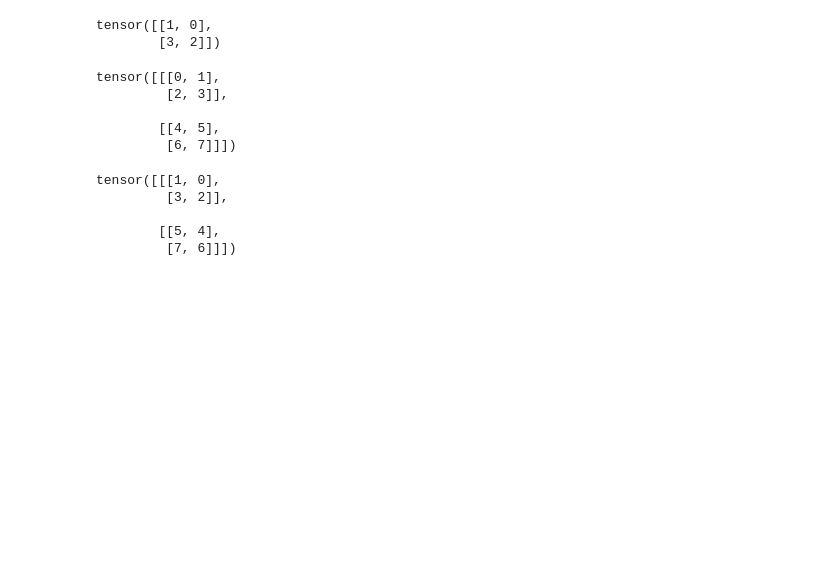
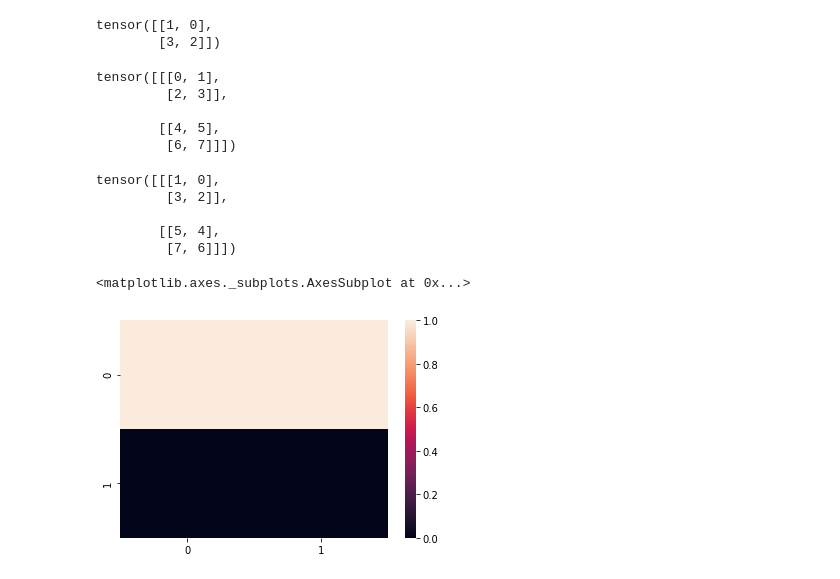
Before and after one commit to MDolinski/DeepLearning, a Jupyter notebook: assignment2/src/SecondTask.ipynb, the cells around one changed output. Drawn from its saved outputs; the diff is of its cells as text; code cells hidden in the pictures; blank space fills up the shorter version.

```diff
--- a/assignment2/src/SecondTask.ipynb
+++ b/assignment2/src/SecondTask.ipynb
@@ -548,3 +601,8 @@ tensor([[[1, 0],
 
         [[5, 4],
          [7, 6]]])
+# %%
+sns.heatmap(np.array([1,1,0,0]).reshape(2,2))
+# %% [output]
+<matplotlib.axes._subplots.AxesSubplot at 0x...>
+[figure, added]
```
Also changed, not shown: parts of 20 cells of this notebook, 2 other files.
